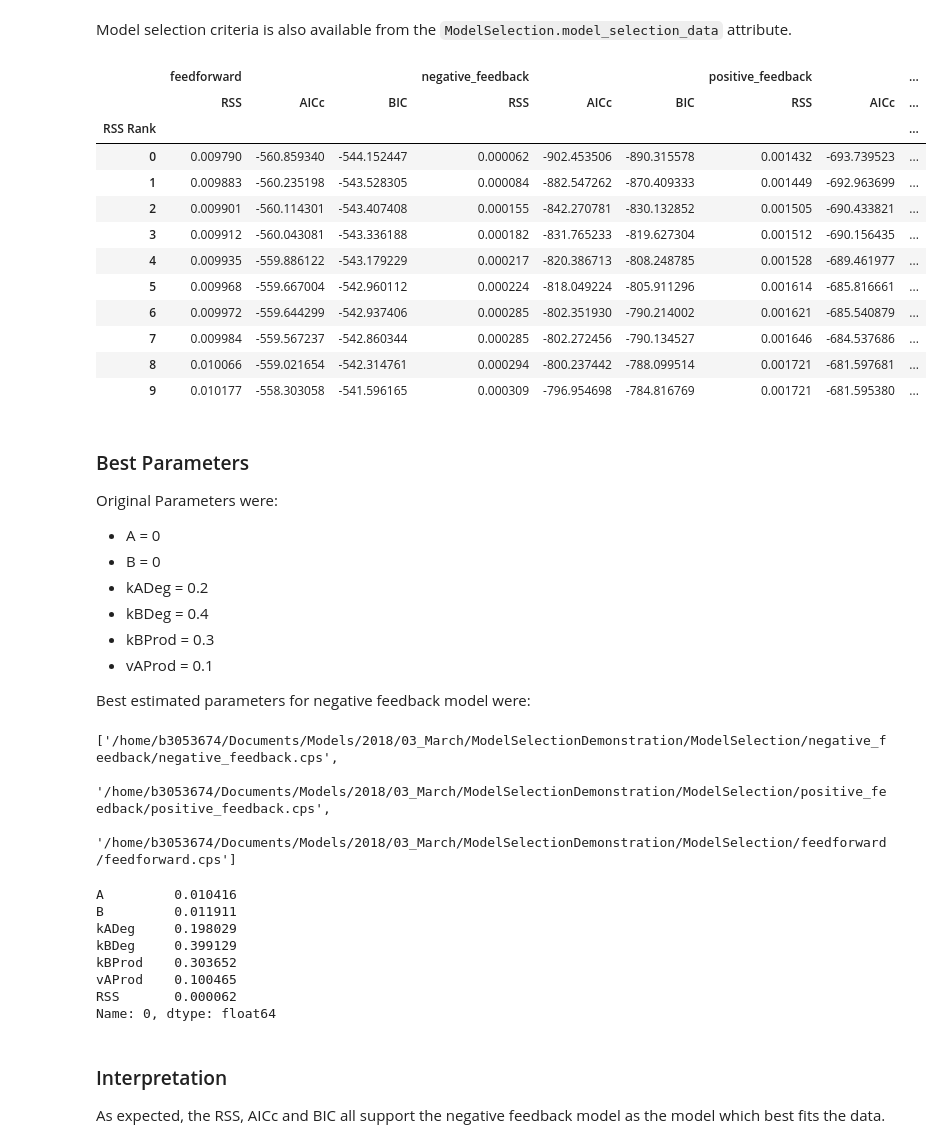
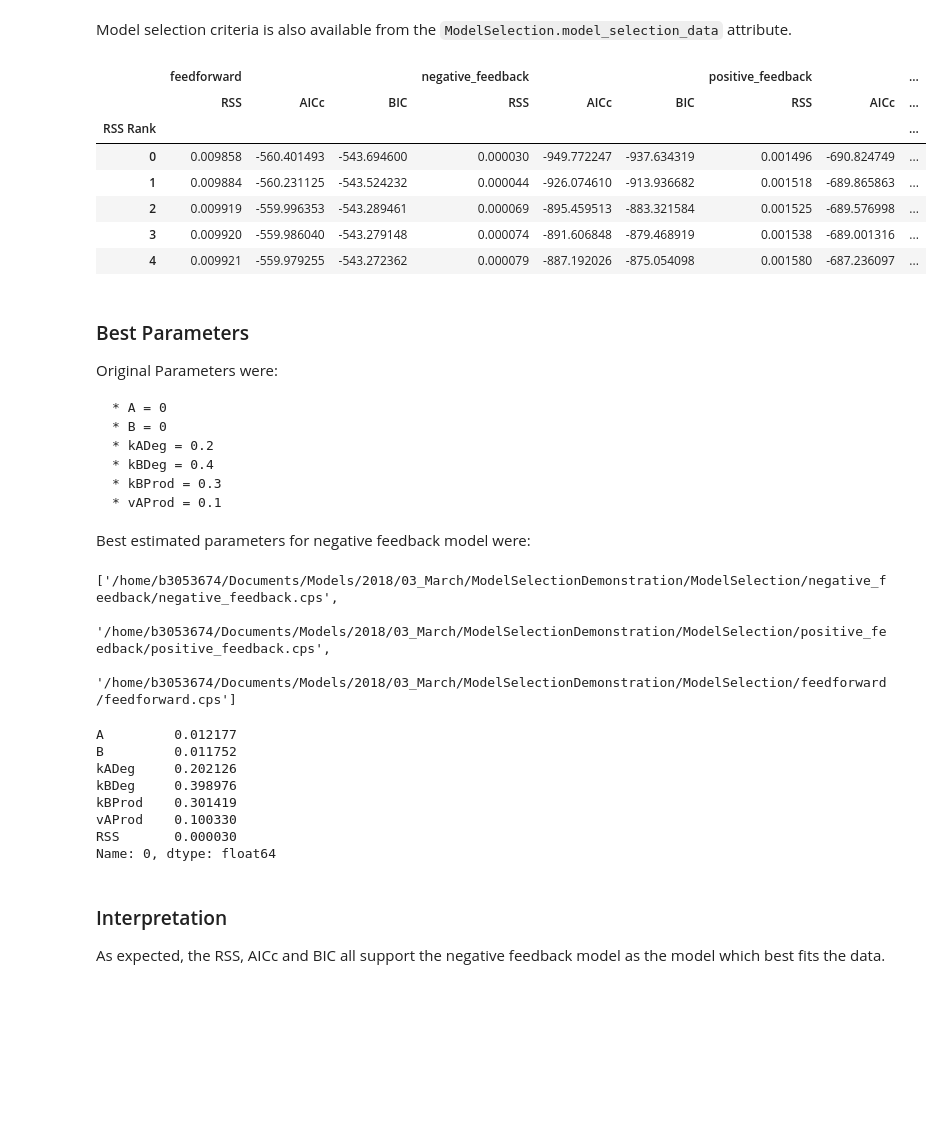
Before and after one commit to CiaranWelsh/pycotools3, a Jupyter notebook: docs/source/Tutorials/Tutorial8ModelSelectionWorkflow.ipynb, the cells around one changed output. Saved outputs shown, nothing was run; the diff lists cells and outputs as text; code cells hidden in the pictures; blank space fills up the shorter version.

```diff
--- a/docs/source/Tutorials/Tutorial8ModelSelectionWorkflow.ipynb
+++ b/docs/source/Tutorials/Tutorial8ModelSelectionWorkflow.ipynb
@@ -17,5 +5,14 @@ To perform model selection using PyCoTools, put all of your models into a new di
 # %%
-working_directory = r'/home/b3053674/Documents/Models/2018/03_March/ModelSelectionDemonstration'
+import os, glob
+import site
+site.addsitedir('/home/b3053674/Documents/pycotools')
+from pycotools import model, tasks, viz, misc
+import seaborn
+%matplotlib inline
+seaborn.set_context('notebook')
+
+working_directory = r'/home/b3053674/Documents/Models/2018/'\
+                     '03_March/ModelSelectionDemonstration'
 
 ## create directory for our model selection analysis
 model_selection_dir = os.path.join(working_directory, 'ModelSelection')
@@ -151,10 +147,10 @@ Here we fit each model to the same data set which was simulated from the negativ
 # %%
 MMF = tasks.MultiModelFit(model_selection_dir,
                           method='genetic_algorithm',
-                          population_size=50,
-                          number_of_generations=100,
-                          copy_number=1,
-                          pe_number=10,
+                          population_size=30,
+                          number_of_generations=60,
+                          copy_number=2,
+                          pe_number=20,
                           run_mode=True,
                           overwrite_config_file=True,
                           lower_bound=1e-2,
@@ -194,30 +194,26 @@ pycotools.viz:INFO:2961:    model selection data saved to /home/b3053674/Documen
 # %% [markdown]
 Model selection criteria is also available from the `ModelSelection.model_selection_data` attribute.
 # %%
-MS.model_selection_data
+MS.model_selection_data.head()
 # %% [output]
 |  | feedforward |  |  | negative_feedback |  |  | positive_feedback |  | ... |
 |  | RSS | AICc | BIC | RSS | AICc | BIC | RSS | AICc | ... |
 | RSS Rank |  |  |  |  |  |  |  |  | ... |
-| 0 | 0.009790 | -560.859340 | -544.152447 | 0.000062 | -902.453506 | -890.315578 | 0.001432 | -693.739523 | ... |
-| 1 | 0.009883 | -560.235198 | -543.528305 | 0.000084 | -882.547262 | -870.409333 | 0.001449 | -692.963699 | ... |
-| 2 | 0.009901 | -560.114301 | -543.407408 | 0.000155 | -842.270781 | -830.132852 | 0.001505 | -690.433821 | ... |
-| 3 | 0.009912 | -560.043081 | -543.336188 | 0.000182 | -831.765233 | -819.627304 | 0.001512 | -690.156435 | ... |
-| 4 | 0.009935 | -559.886122 | -543.179229 | 0.000217 | -820.386713 | -808.248785 | 0.001528 | -689.461977 | ... |
-| 5 | 0.009968 | -559.667004 | -542.960112 | 0.000224 | -818.049224 | -805.911296 | 0.001614 | -685.816661 | ... |
-| 6 | 0.009972 | -559.644299 | -542.937406 | 0.000285 | -802.351930 | -790.214002 | 0.001621 | -685.540879 | ... |
-| 7 | 0.009984 | -559.567237 | -542.860344 | 0.000285 | -802.272456 | -790.134527 | 0.001646 | -684.537686 | ... |
-| 8 | 0.010066 | -559.021654 | -542.314761 | 0.000294 | -800.237442 | -788.099514 | 0.001721 | -681.597681 | ... |
-| 9 | 0.010177 | -558.303058 | -541.596165 | 0.000309 | -796.954698 | -784.816769 | 0.001721 | -681.595380 | ... |
+| 0 | 0.009858 | -560.401493 | -543.694600 | 0.000030 | -949.772247 | -937.634319 | 0.001496 | -690.824749 | ... |
+| 1 | 0.009884 | -560.231125 | -543.524232 | 0.000044 | -926.074610 | -913.936682 | 0.001518 | -689.865863 | ... |
+| 2 | 0.009919 | -559.996353 | -543.289461 | 0.000069 | -895.459513 | -883.321584 | 0.001525 | -689.576998 | ... |
+| 3 | 0.009920 | -559.986040 | -543.279148 | 0.000074 | -891.606848 | -879.468919 | 0.001538 | -689.001316 | ... |
+| 4 | 0.009921 | -559.979255 | -543.272362 | 0.000079 | -887.192026 | -875.054098 | 0.001580 | -687.236097 | ... |
 # %% [markdown]
 ### Best Parameters
 Original Parameters were:
-* A = 0
-* B = 0
-* kADeg = 0.2
-* kBDeg = 0.4
-* kBProd = 0.3
-* vAProd = 0.1
+
+    * A = 0
+    * B = 0
+    * kADeg = 0.2
+    * kBDeg = 0.4
+    * kBProd = 0.3
+    * vAProd = 0.1
 
 
 Best estimated parameters for negative feedback model were:
@@ -234,13 +230,13 @@ negetive_feedback_MPE = MMF['/home/b3053674/Documents/Models/2018/03_March/Model
 data = viz.Parse(negetive_feedback_MPE).data
 data.iloc[0]
 # %% [output]
-A         0.010416
-B         0.011911
-kADeg     0.198029
-kBDeg     0.399129
-kBProd    0.303652
-vAProd    0.100465
-RSS       0.000062
+A         0.012177
+B         0.011752
+kADeg     0.202126
+kBDeg     0.398976
+kBProd    0.301419
+vAProd    0.100330
+RSS       0.000030
 Name: 0, dtype: float64
 # %% [markdown]
 ### Interpretation
```
Also changed, not shown: parts of 9 cells of this notebook, 3 other files.
